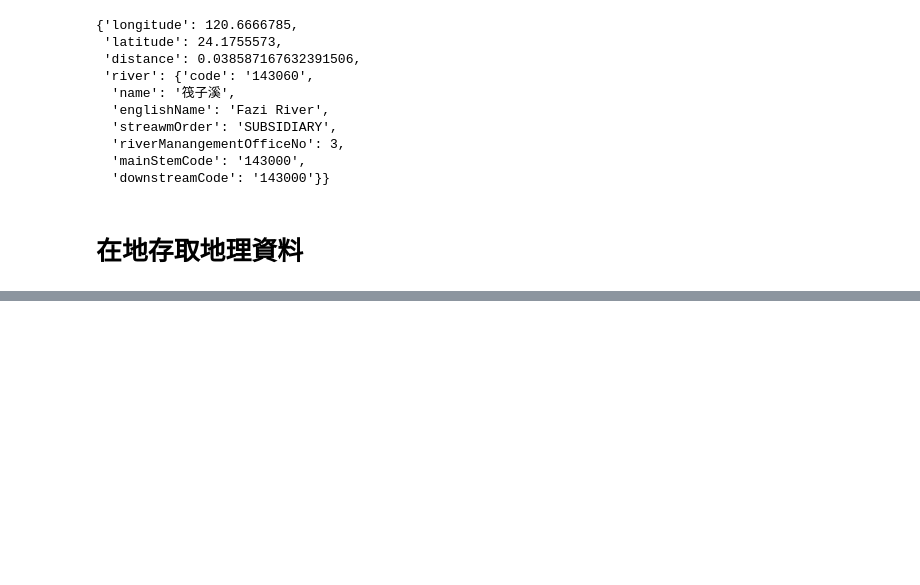
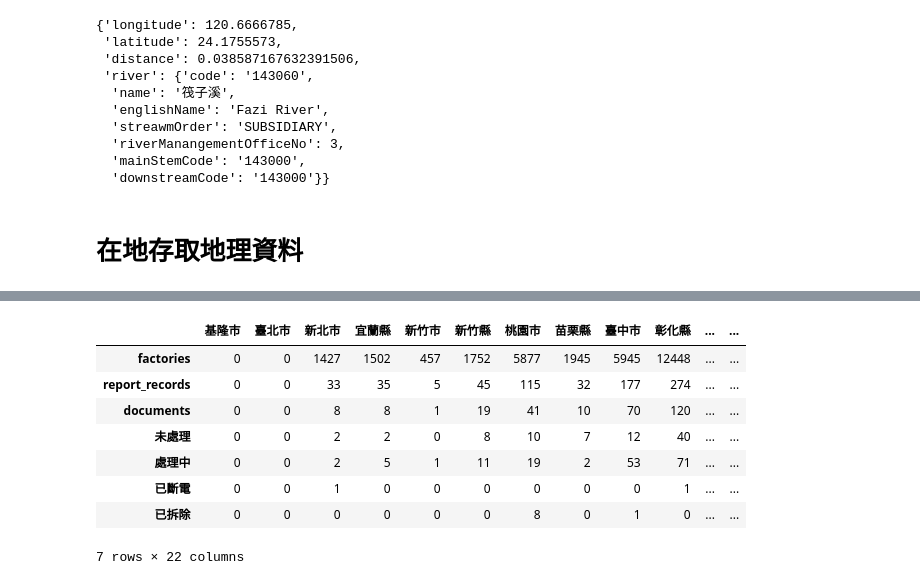
Before and after one commit to LinkItONEDevGroup/waterswak, a Jupyter notebook: engineer_mode.ipynb, the cells around one changed output, grey strips where cells are left out. Saved outputs shown, nothing was run; the diff lists cells and outputs as text; code cells hidden in the pictures; blank space fills up the shorter version.

```diff
--- a/engineer_mode.ipynb
+++ b/engineer_mode.ipynb
@@ -1217,7 +1245,7 @@ if 0: #merge line
     lines = MultiLineString(coords)
     print(ip)
     #LineString([(0, 0), (0, 1), (1, 1)]).project(ip)
-if 0: # divid to few substring and join
+if 1: # divid to few substring and join
     from shapely.ops import *
     from numpy import array
     line = LineString(([0, 0], [2, 0]))
@@ -1250,8 +1312,10 @@ fd.init()
 if 0: # filename rule: None: return json, '' use default filename
     fd.streams(9,'')
     fd.desc_stream()
-if 0:
+if 1:
     points=[[260993,2735861,'油羅上坪匯流'],[253520,2743364,'隆恩堰'],[247785,2746443,'湳雅取水口']]
+    #points=[[260993,2735861,'油羅上坪匯流']]
+    #points=[[272866,2736115,'油羅A']]
     bas_gdf = fd.basins(points,'')
     fd.path(points,'')
     #a=bas_gdf[1].iloc[1]['geometry']
@@ -1924,0 +2384,7 @@ for index, row in df.iterrows():
+# %%
+url="https://photo.swcb.gov.tw/api/Media"
+filename="output/swcb_media.json"
+url_get(filename, url,True)
+data = load_json(filename)
+df=pd.DataFrame.from_dict(data)
+df.iloc[0]
@@ -1924,0 +2425,57 @@ for index, row in df.iterrows():
+# %%
+act_id=0 #0: df, 1: print data
+if 0:#得到中心座標往外指定範圍的已有工廠資料
+    url="http://api.disfactory.tw/api/factories?lng=121.07391&lat=24.77480&range=5"
+    filename="output/disfactory_factories.json"
+if 0: #取得指定 id 的工廠資料
+    url="http://api.disfactory.tw/api/factories/21e01cff-ba49-4750-8249-ee8e69d8e625"
+    filename="output/disfactory_factory1.json"
+    act_id=1
+if 0:#取得指定 id 工廠的 Report
+    factory_id="21e01cff-ba49-4750-8249-ee8e69d8e625"
+    url="http://api.disfactory.tw/api/factories/%s/report_records" %(factory_id)
+    print(url)
+    filename="output/disfactory_factory1_report.json"
+    act_id=1
+if 0:#使用地段號取得工廠資料
+    sectcode="0648"
+    landcode="04740000"
+    url="http://api.disfactory.tw/api/sectcode?sectcode=%s&landcode=%s" %(sectcode,landcode)
+    print(url)
+    filename="output/disfactory_sectcode.json"
+    act_id=1 ㄙ
+if 0:#取得某個地區的工廠數量
+    townname='新竹市'
+    url="http://api.disfactory.tw/api/statistics/factories?townname=%s" %(townname)
+    print(url)
+    filename="output/disfactory_statistics.json"
+if 0: #取得某個地區的照片的數量
+    townname='新竹市'
+    url="http://api.disfactory.tw/api/statistics/images?townname=%s" %(townname)
+    filename="output/disfactory_images.json"
+    act_id=1
+if 0: #取得某個地區的回報紀錄數量
+    townname='新竹縣'
+    url="http://api.disfactory.tw/api/statistics/report_records?townname=%s" %(townname)
+    filename="output/disfactory_report_records.json"
+    act_id=1
+if 0: #統計全台灣各縣市的工廠情況, 處理進度與回報情況
+    url="http://api.disfactory.tw/api/statistics/total"
+    filename="output/disfactory_statistics_total.json"
+url_get(filename, url,True)
+data = load_json(filename)
+if act_id==0:
+    df=pd.DataFrame.from_dict(data)
+else:
+    print(data)
+df
+# %% [output]
+|  | 基隆市 | 臺北市 | 新北市 | 宜蘭縣 | 新竹市 | 新竹縣 | 桃園市 | 苗栗縣 | 臺中市 | 彰化縣 | ... | ... |
+| factories | 0 | 0 | 1427 | 1502 | 457 | 1752 | 5877 | 1945 | 5945 | 12448 | ... | ... |
+| report_records | 0 | 0 | 33 | 35 | 5 | 45 | 115 | 32 | 177 | 274 | ... | ... |
+| documents | 0 | 0 | 8 | 8 | 1 | 19 | 41 | 10 | 70 | 120 | ... | ... |
+| 未處理 | 0 | 0 | 2 | 2 | 0 | 8 | 10 | 7 | 12 | 40 | ... | ... |
+| 處理中 | 0 | 0 | 2 | 5 | 1 | 11 | 19 | 2 | 53 | 71 | ... | ... |
+| 已斷電 | 0 | 0 | 1 | 0 | 0 | 0 | 0 | 0 | 0 | 1 | ... | ... |
+| 已拆除 | 0 | 0 | 0 | 0 | 0 | 0 | 8 | 0 | 1 | 0 | ... | ... |
+7 rows × 22 columns
```
Also changed, not shown: parts of 36 cells of this notebook, 11 other files.
